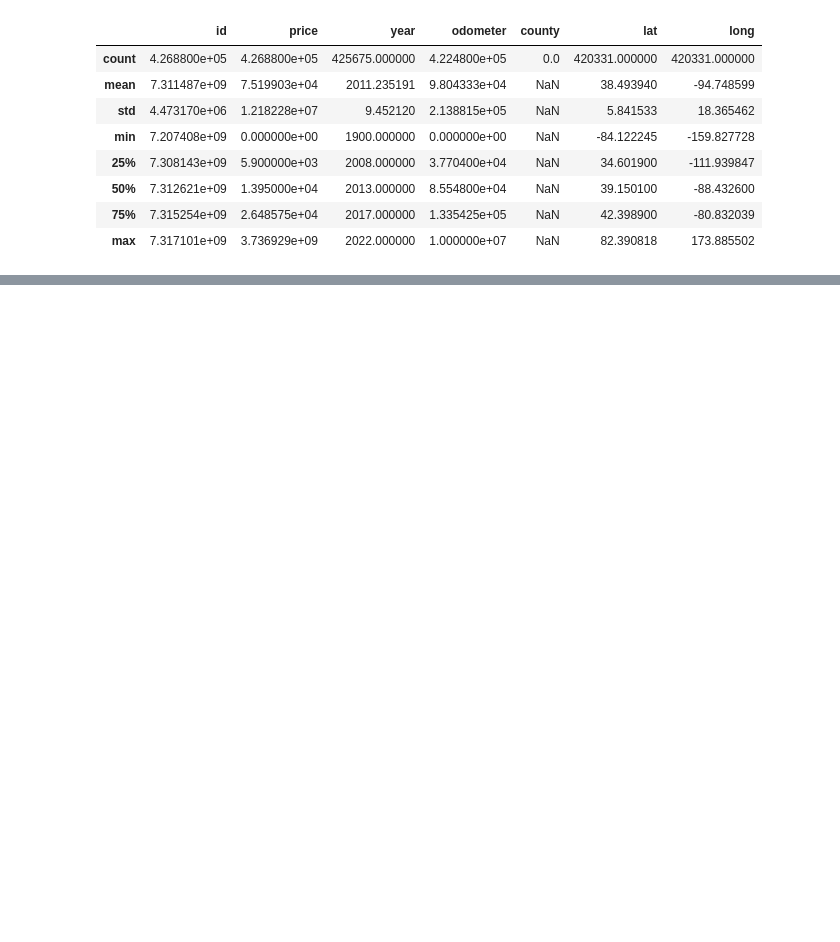
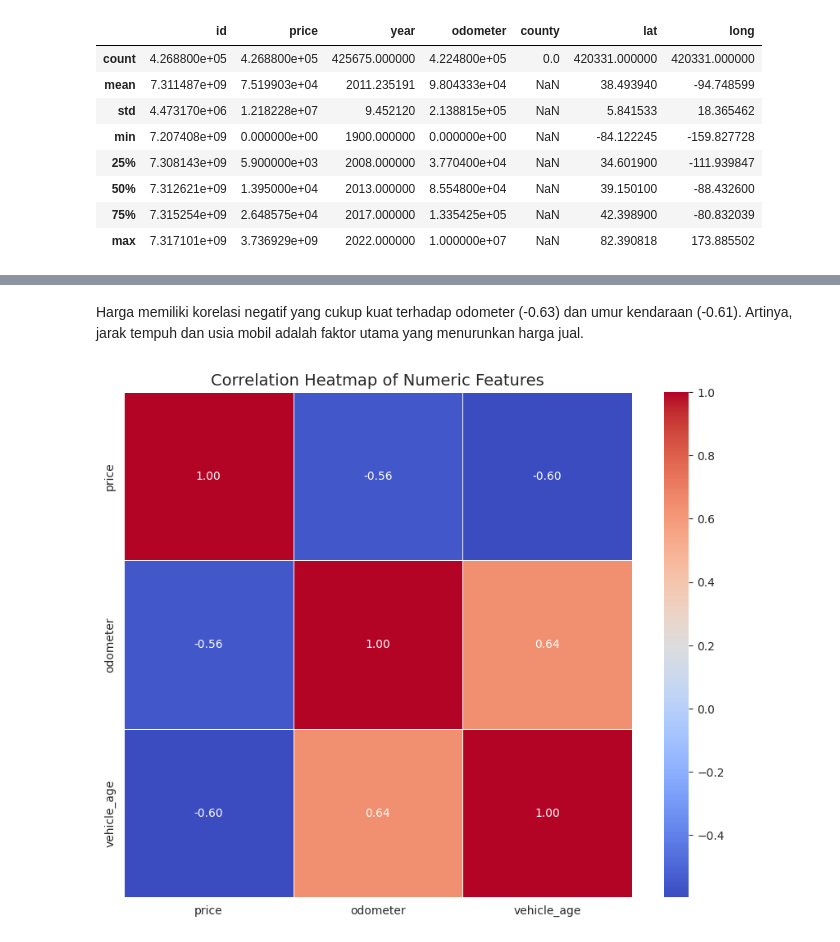
Before and after one commit to FerrelNW/used_car_price_analysis, a Jupyter notebook: used_car_price_analysis.ipynb, the cells around one changed output, grey strips where cells are left out. Saved outputs shown, nothing was run; the diff lists cells and outputs as text; code cells hidden in the pictures; blank space fills up the shorter version.

```diff
--- a/used_car_price_analysis.ipynb
+++ b/used_car_price_analysis.ipynb
@@ -525,0 +224,15 @@ plt.show();
+# %% [markdown]
+Harga memiliki korelasi negatif yang cukup kuat terhadap odometer (-0.63) dan umur kendaraan (-0.61). Artinya, jarak tempuh dan usia mobil adalah faktor utama yang menurunkan harga jual.
+# %%
+# Heatmap Korelasi (numerik)
+plt.figure(figsize=(10, 8))
+
+# Amnil kolom yang bertipe angka saja
+numeric_df = df_cleaned.select_dtypes(include=[np.number])
+correlation = numeric_df.corr()
+
+sns.heatmap(correlation, annot=True, cmap='coolwarm', fmt=".2f", linewidths=0.5)
+plt.title('Correlation Heatmap of Numeric Features')
+plt.show()
+# %% [output]
+[figure, added]
```
Also changed, not shown: parts of 55 cells of this notebook, 1 other file.
